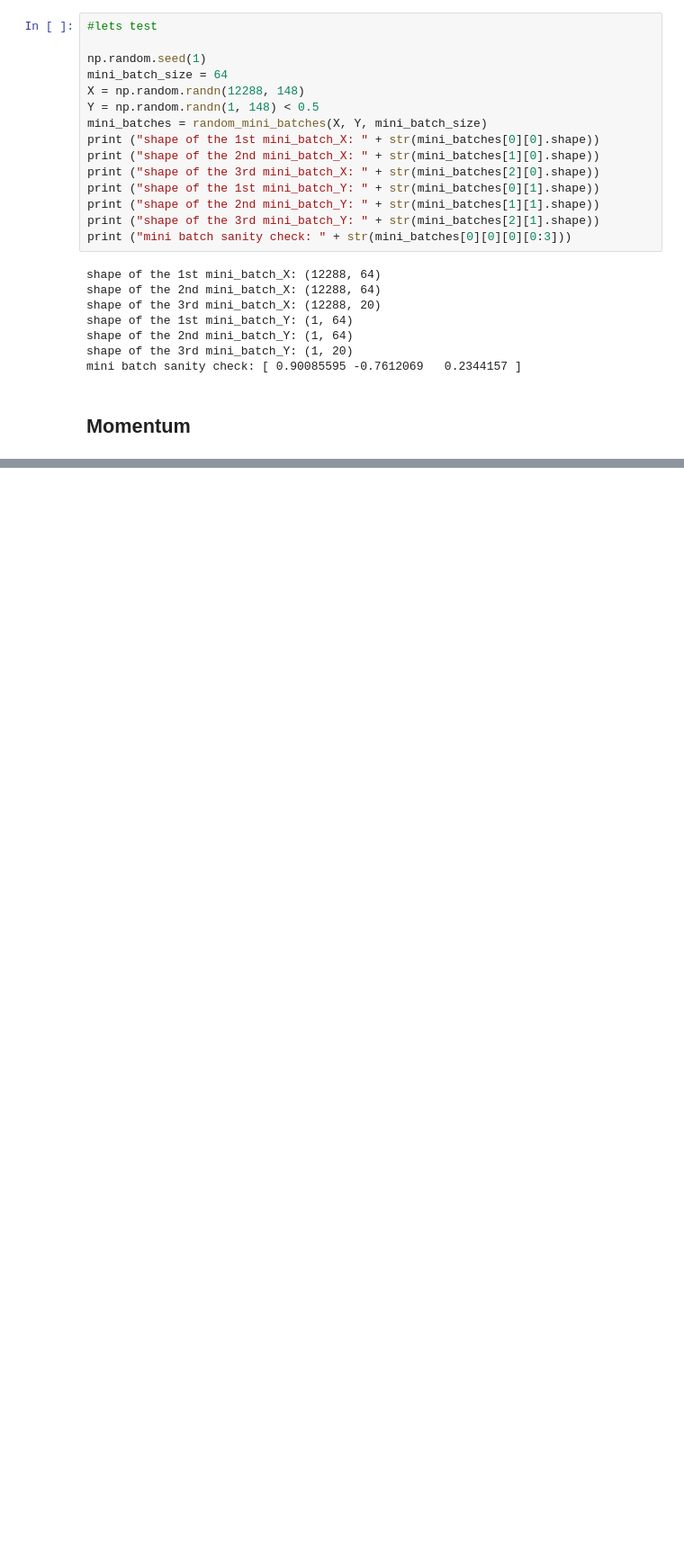
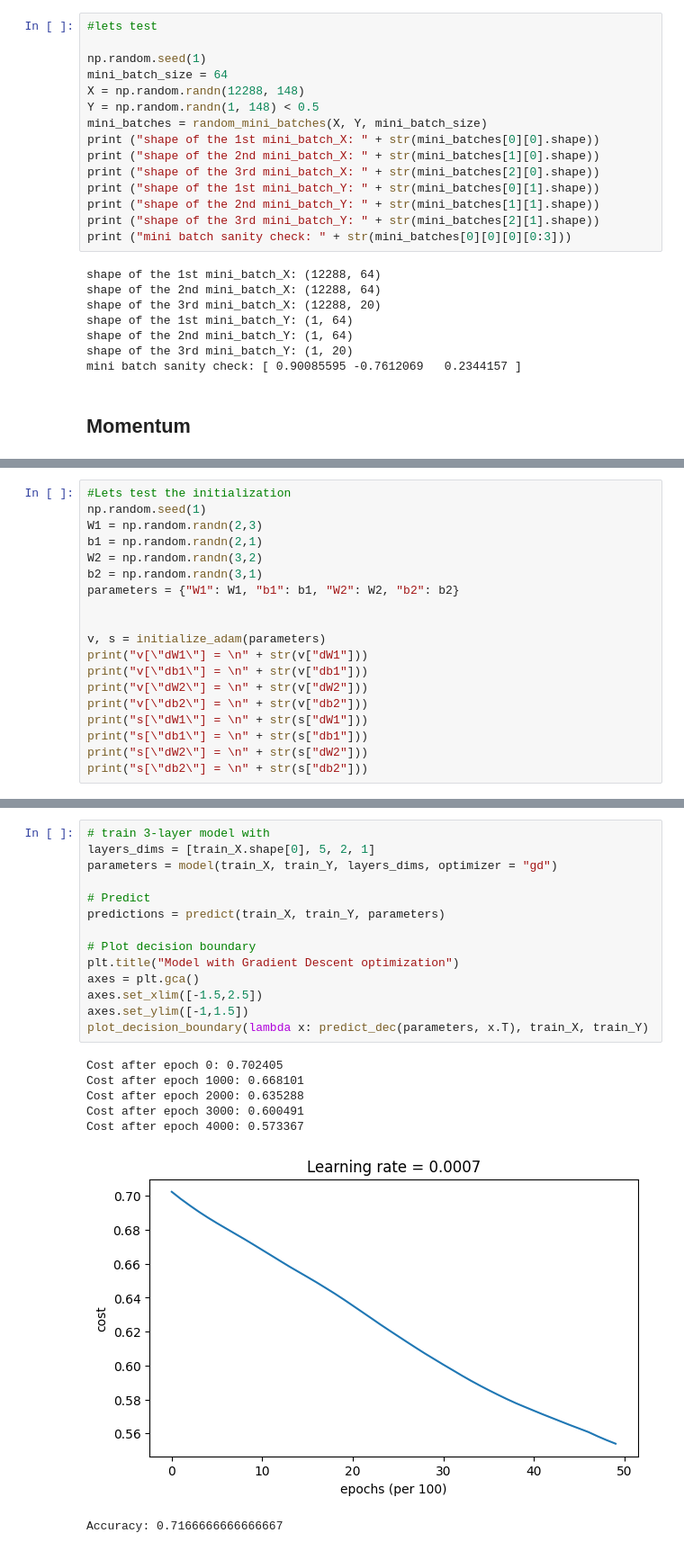
Before and after one commit to holaholu/DeepLearningSpecialization, a Jupyter notebook: Optimization.ipynb, the cells around one changed output, grey strips where cells are left out. Shown at 90% size. Cells and saved outputs as stored; diff of their text form; blank space fills up the shorter version.

```diff
--- a/Optimization.ipynb
+++ b/Optimization.ipynb
@@ -160,0 +357,19 @@ mini batch sanity check: [ 0.90085595 -0.7612069   0.2344157 ]
+# %%
+#Lets test the initialization
+np.random.seed(1)
+W1 = np.random.randn(2,3)
+b1 = np.random.randn(2,1)
+W2 = np.random.randn(3,2)
+b2 = np.random.randn(3,1)
+parameters = {"W1": W1, "b1": b1, "W2": W2, "b2": b2}
+
+
+v, s = initialize_adam(parameters)
+print("v[\"dW1\"] = \n" + str(v["dW1"]))
+print("v[\"db1\"] = \n" + str(v["db1"]))
+print("v[\"dW2\"] = \n" + str(v["dW2"]))
+print("v[\"db2\"] = \n" + str(v["db2"]))
+print("s[\"dW1\"] = \n" + str(s["dW1"]))
+print("s[\"db1\"] = \n" + str(s["db1"]))
+print("s[\"dW2\"] = \n" + str(s["dW2"]))
+print("s[\"db2\"] = \n" + str(s["db2"]))
@@ -160,0 +819,22 @@ mini batch sanity check: [ 0.90085595 -0.7612069   0.2344157 ]
+# %%
+# train 3-layer model with
+layers_dims = [train_X.shape[0], 5, 2, 1]
+parameters = model(train_X, train_Y, layers_dims, optimizer = "gd")
+
+# Predict
+predictions = predict(train_X, train_Y, parameters)
+
+# Plot decision boundary
+plt.title("Model with Gradient Descent optimization")
+axes = plt.gca()
+axes.set_xlim([-1.5,2.5])
+axes.set_ylim([-1,1.5])
+plot_decision_boundary(lambda x: predict_dec(parameters, x.T), train_X, train_Y)
+# %% [output]
+Cost after epoch 0: 0.702405
+Cost after epoch 1000: 0.668101
+Cost after epoch 2000: 0.635288
+Cost after epoch 3000: 0.600491
+Cost after epoch 4000: 0.573367
+[figure, added]
+Accuracy: 0.7166666666666667
```
Also changed, not shown: parts of 36 cells of this notebook, 3 other files.
